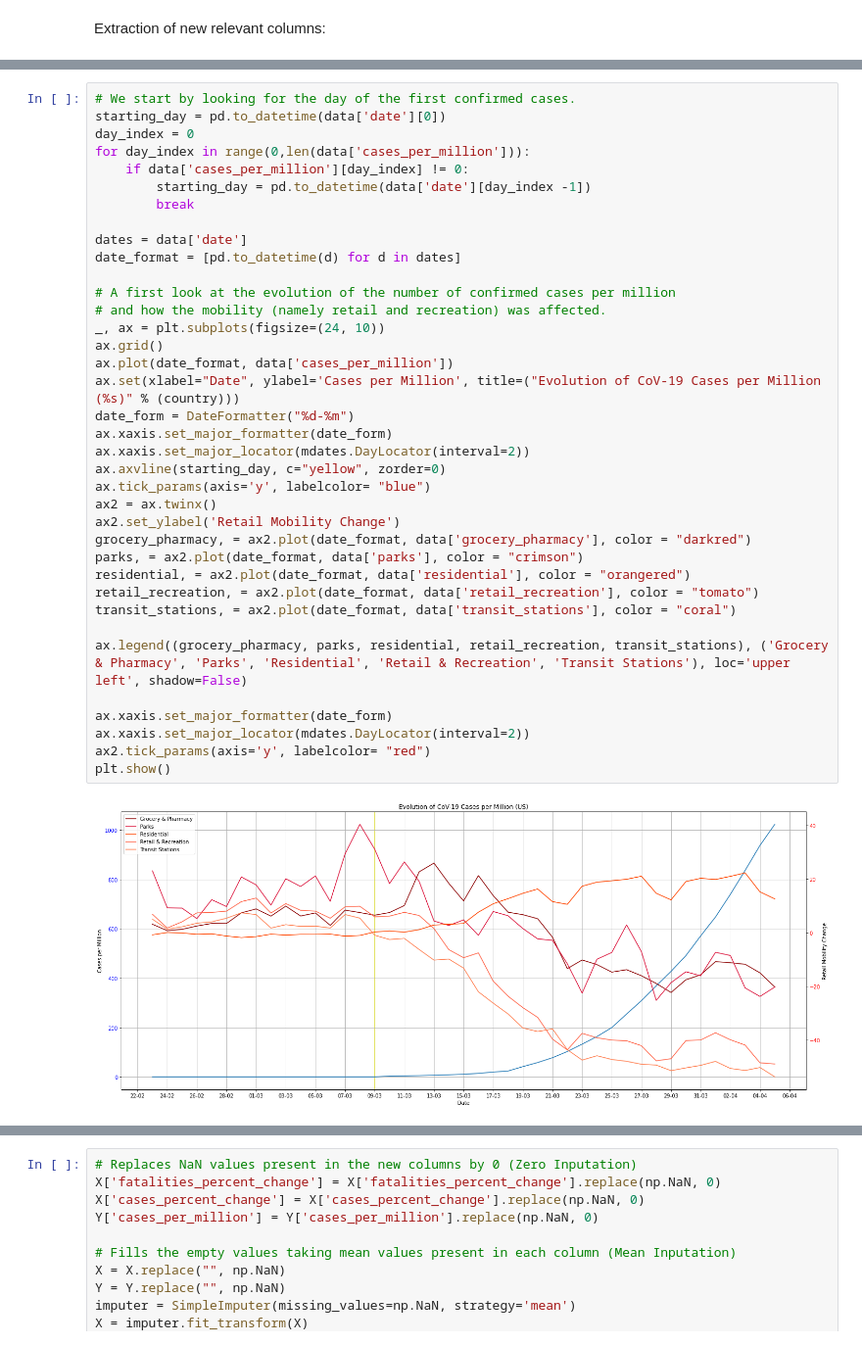
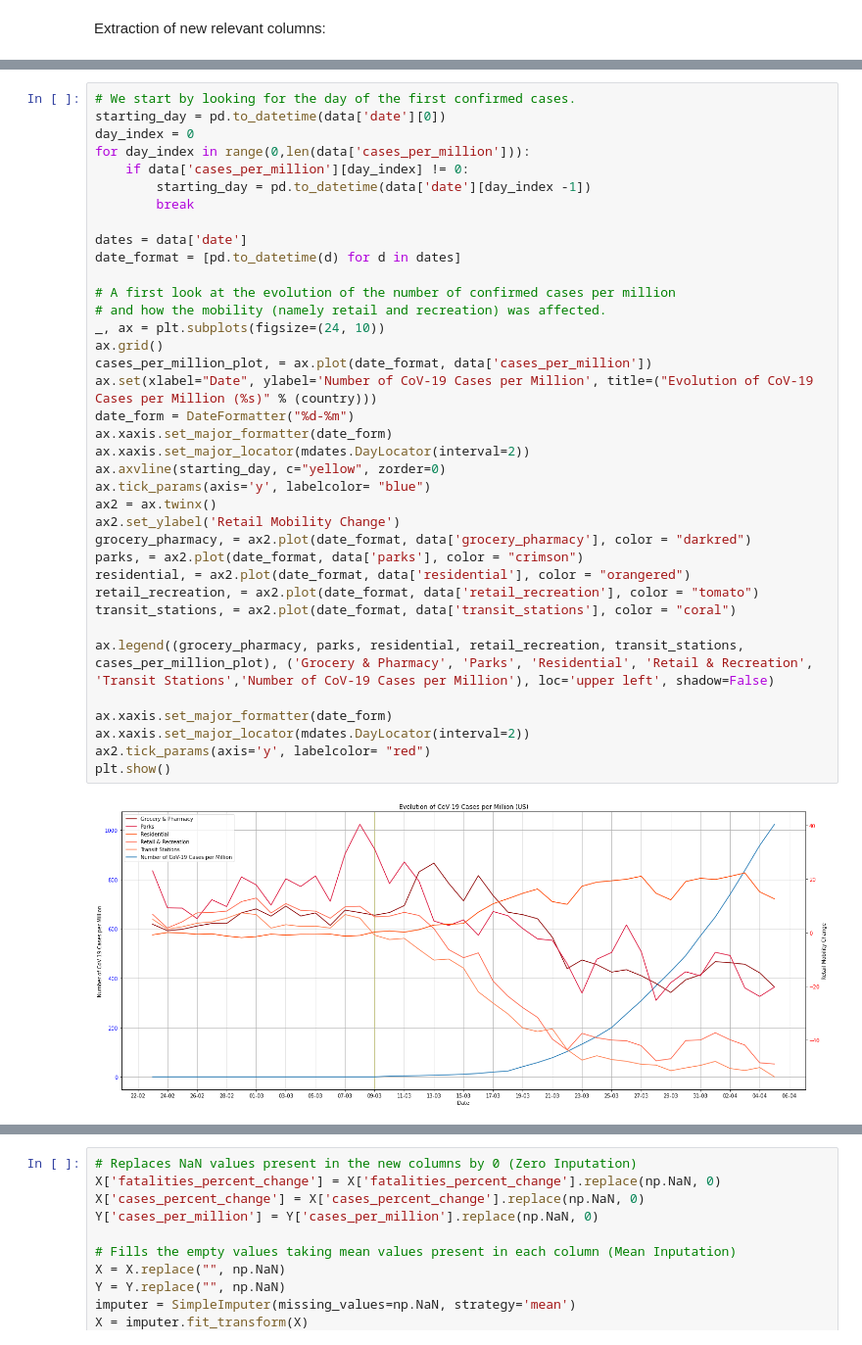
Before and after one commit to diogoalex01/FEUP-IART, a Jupyter notebook: SupervisedLearning/COVID-19.ipynb, the cells around one changed output, grey strips where cells are left out. Shown at 98% size. Drawn from its saved outputs; the diff is of its cells as text.

```diff
--- a/SupervisedLearning/COVID-19.ipynb
+++ b/SupervisedLearning/COVID-19.ipynb
@@ -154,35 +154,35 @@ for day_index in range(0,len(data['cases_per_million'])):
     if data['cases_per_million'][day_index] != 0:
         starting_day = pd.to_datetime(data['date'][day_index -1])
         break
 
 dates = data['date']
 date_format = [pd.to_datetime(d) for d in dates]
 
 # A first look at the evolution of the number of confirmed cases per million
 # and how the mobility (namely retail and recreation) was affected.
 _, ax = plt.subplots(figsize=(24, 10))
 ax.grid()
-ax.plot(date_format, data['cases_per_million'])
-ax.set(xlabel="Date", ylabel='Cases per Million', title=("Evolution of CoV-19 Cases per Million (%s)" % (country)))
+cases_per_million_plot, = ax.plot(date_format, data['cases_per_million'])
+ax.set(xlabel="Date", ylabel='Number of CoV-19 Cases per Million', title=("Evolution of CoV-19 Cases per Million (%s)" % (country)))
 date_form = DateFormatter("%d-%m")
 ax.xaxis.set_major_formatter(date_form)
 ax.xaxis.set_major_locator(mdates.DayLocator(interval=2))
 ax.axvline(starting_day, c="yellow", zorder=0)
 ax.tick_params(axis='y', labelcolor= "blue")
 ax2 = ax.twinx()
 ax2.set_ylabel('Retail Mobility Change')
 grocery_pharmacy, = ax2.plot(date_format, data['grocery_pharmacy'], color = "darkred")
 parks, = ax2.plot(date_format, data['parks'], color = "crimson")
 residential, = ax2.plot(date_format, data['residential'], color = "orangered")
 retail_recreation, = ax2.plot(date_format, data['retail_recreation'], color = "tomato")
 transit_stations, = ax2.plot(date_format, data['transit_stations'], color = "coral")
 
-ax.legend((grocery_pharmacy, parks, residential, retail_recreation, transit_stations), ('Grocery & Pharmacy', 'Parks', 'Residential', 'Retail & Recreation', 'Transit Stations'), loc='upper left', shadow=False)
+ax.legend((grocery_pharmacy, parks, residential, retail_recreation, transit_stations, cases_per_million_plot), ('Grocery & Pharmacy', 'Parks', 'Residential', 'Retail & Recreation', 'Transit Stations','Number of CoV-19 Cases per Million'), loc='upper left', shadow=False)
 
 ax.xaxis.set_major_formatter(date_form)
 ax.xaxis.set_major_locator(mdates.DayLocator(interval=2))
 ax2.tick_params(axis='y', labelcolor= "red")
 plt.show()
 # %% [output]
-[figure, old version]
+[figure, new version]
 # %% [markdown]
```
Also changed, not shown: parts of 37 cells of this notebook, 17 other files.
